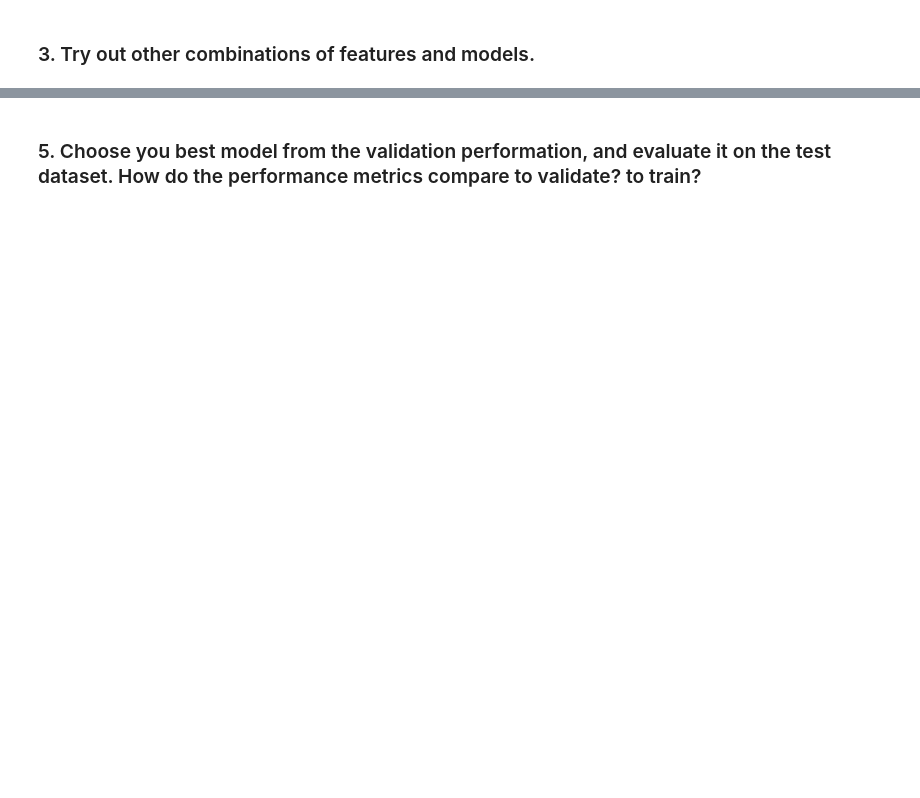
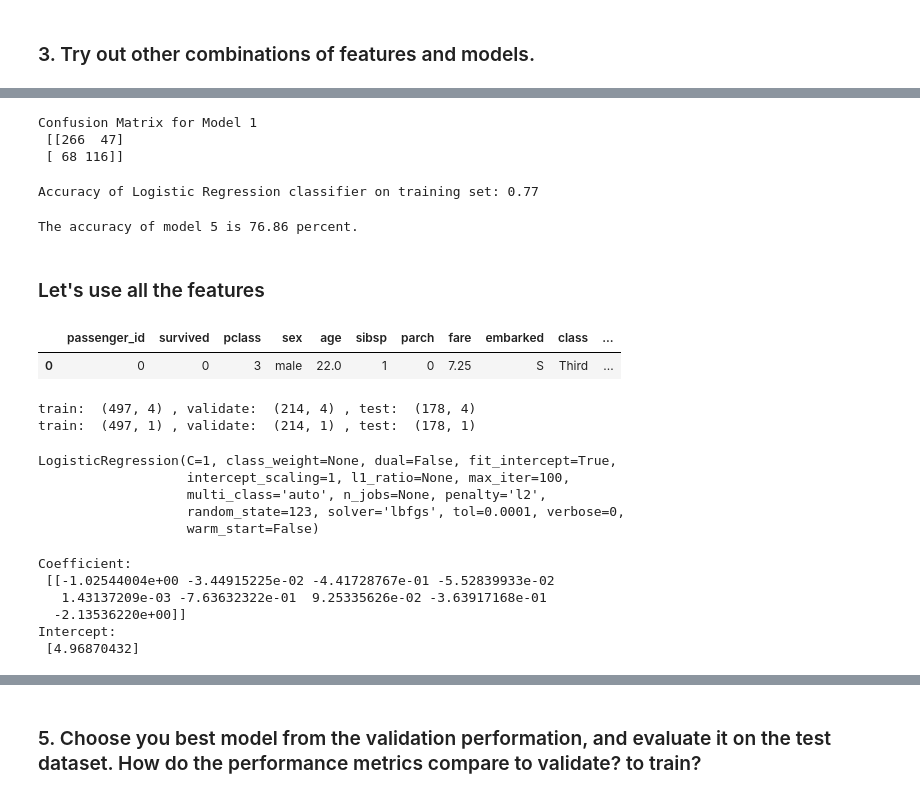
Before and after one commit to ThompsonBethany01/classification-exercises, a Jupyter notebook: model.ipynb, the cells around one changed output, grey strips where cells are left out. Drawn from its saved outputs; the diff is of its cells as text; code cells hidden in the pictures; blank space fills up the shorter version.

```diff
--- a/model.ipynb
+++ b/model.ipynb
@@ -266,0 +548,42 @@ Accuracy of Logistic Regression classifier on training set: 0.37
+# %%
+#Accuracy of Logistic Regression classifier on training set: 0.37
+#Create a confusion matrix
+print("Confusion Matrix for Model 1\n",confusion_matrix(y6_train, y6_pred))
+# %% [output]
+Confusion Matrix for Model 1
+ [[266  47]
+ [ 68 116]]
+# %%
+#Evaluate Model on Train
+#Compute the accuracy
+print('Accuracy of Logistic Regression classifier on training set: {:.2f}'.format(logit6.score(X6_train, y6_train)))
+# %% [output]
+Accuracy of Logistic Regression classifier on training set: 0.77
+# %%
+model6_acc = accuracy_score(y6_train, y6_pred)
+
+print('The accuracy of model 5 is',round(model6_acc * 100, 2), 'percent.')
+# %% [output]
+The accuracy of model 5 is 76.86 percent.
+# %% [markdown]
+### Let's use all the features
+# %%
+titanic.head(1)
+# %% [output]
+|  | passenger_id | survived | pclass | sex | age | sibsp | parch | fare | embarked | class | ... |
+| 0 | 0 | 0 | 3 | male | 22.0 | 1 | 0 | 7.25 | S | Third | ... |
+# %%
+# choosing features and splitting into train, validate, test
+# first, let's just test survival by female, child, and first_class
+X7 = titanic[['pclass','age','sibsp','parch','fare','alone','Q','S','male']]
+y7 = titanic[['survived']]
+
+X7_train_validate, X7_test, y7_train_validate, y7_test = train_test_split(X7, y7, test_size = .20, random_state = 123)
+
+X7_train, X7_validate, y7_train, y7_validate = train_test_split(X7_train_validate, y7_train_validate, test_size = .30, random_state = 123)
+
+print("train: ", X6_train.shape, ", validate: ", X6_validate.shape, ", test: ", X6_test.shape)
+print("train: ", y6_train.shape, ", validate: ", y6_validate.shape, ", test: ", y6_test.shape)
+# %% [output]
+train:  (497, 4) , validate:  (214, 4) , test:  (178, 4)
+train:  (497, 1) , validate:  (214, 1) , test:  (178, 1)
@@ -266,0 +595,20 @@ Accuracy of Logistic Regression classifier on training set: 0.37
+# %%
+#Fit Model to the Data
+logit7.fit(X7_train, y7_train)
+# %% [output]
+LogisticRegression(C=1, class_weight=None, dual=False, fit_intercept=True,
+                   intercept_scaling=1, l1_ratio=None, max_iter=100,
+                   multi_class='auto', n_jobs=None, penalty='l2',
+                   random_state=123, solver='lbfgs', tol=0.0001, verbose=0,
+                   warm_start=False)
+# %%
+#Print the coefficients and intercept of the model
+print('Coefficient: \n', logit7.coef_)
+print('Intercept: \n', logit7.intercept_)
+# %% [output]
+Coefficient:
+ [[-1.02544004e+00 -3.44915225e-02 -4.41728767e-01 -5.52839933e-02
+   1.43137209e-03 -7.63632322e-01  9.25335626e-02 -3.63917168e-01
+  -2.13536220e+00]]
+Intercept:
+ [4.96870432]
```
Also changed, not shown: parts of 76 cells of this notebook.
